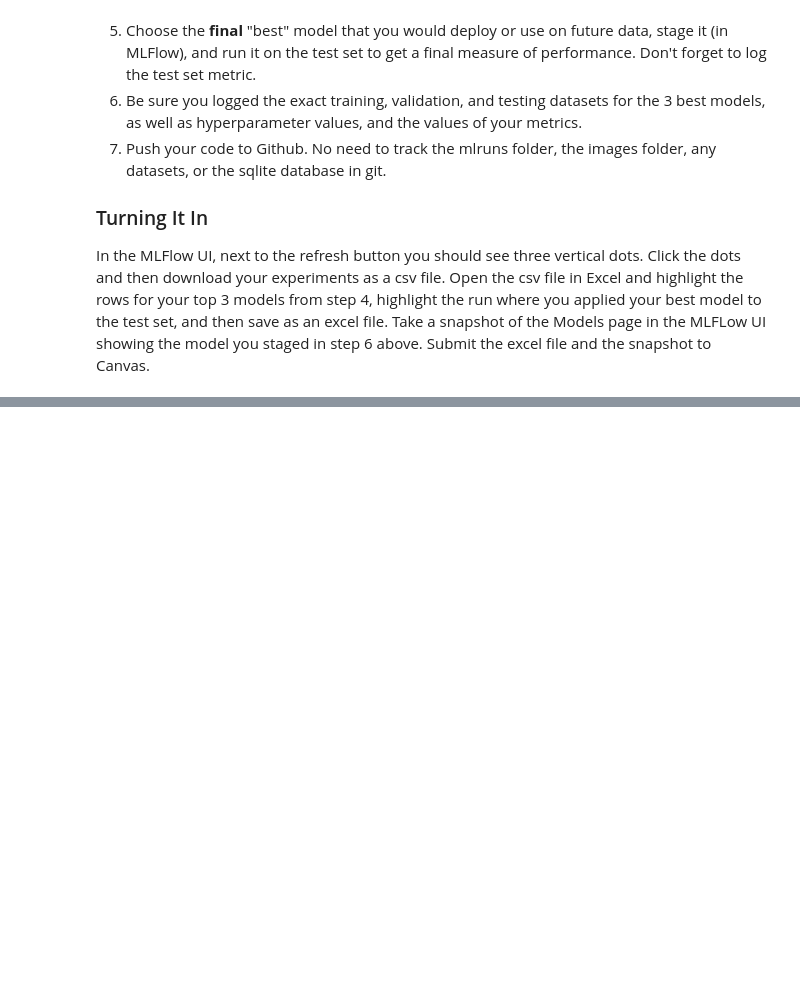
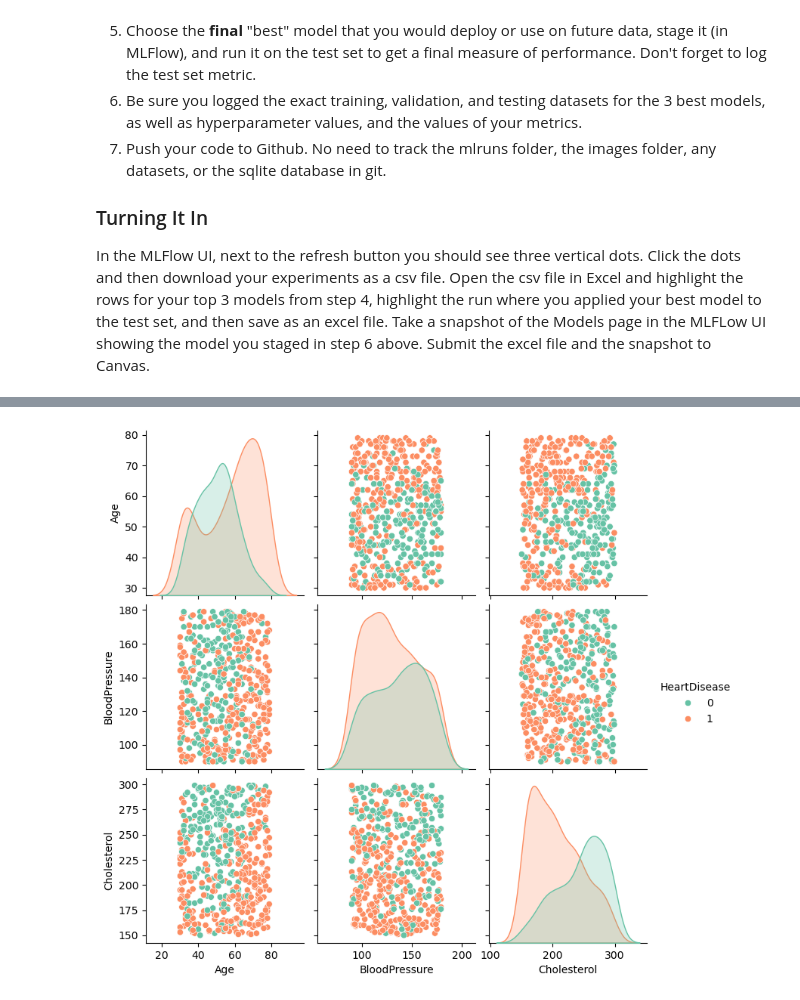
Before and after one commit to ThiThanhChi/msds-603, a Jupyter notebook: labs/Lab_2_exp_tracking_local.ipynb, the cells around one changed output, grey strips where cells are left out. Drawn from its saved outputs; the diff is of its cells as text; code cells hidden in the pictures; blank space fills up the shorter version.

```diff
--- a/labs/Lab_2_exp_tracking_local.ipynb
+++ b/labs/Lab_2_exp_tracking_local.ipynb
@@ -390,0 +544,7 @@ In the MLFlow UI, next to the refresh button you should see three vertical dots.
+# %%
+# Pair Plot for a subset of features to visualize pairwise relationships
+subset_cols = ['Age', 'BloodPressure', 'Cholesterol', 'HeartDisease']
+sns.pairplot(df[subset_cols], hue='HeartDisease', palette='Set2')
+plt.show()
+# %% [output]
+[figure, added]
```
Also changed, not shown: parts of 53 cells of this notebook, 8 other files.
